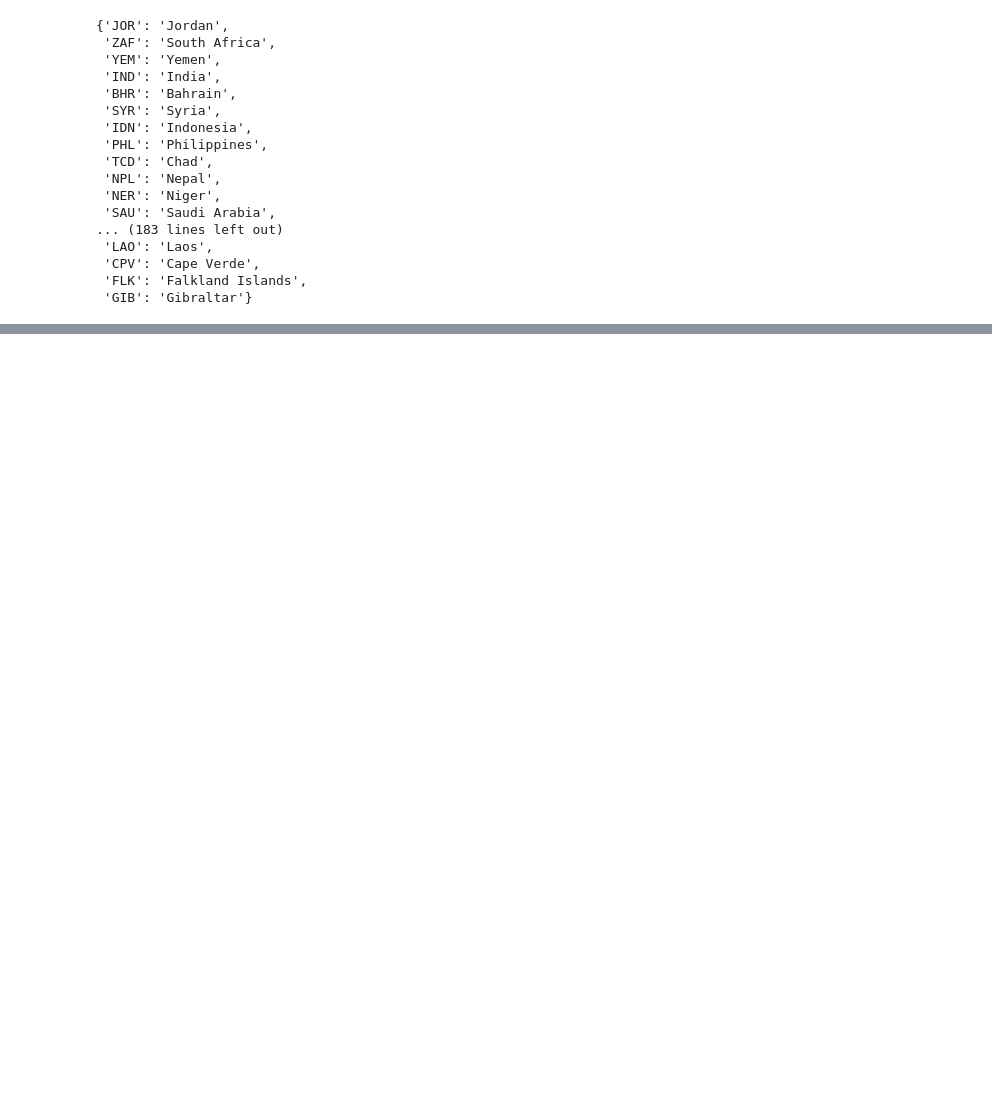
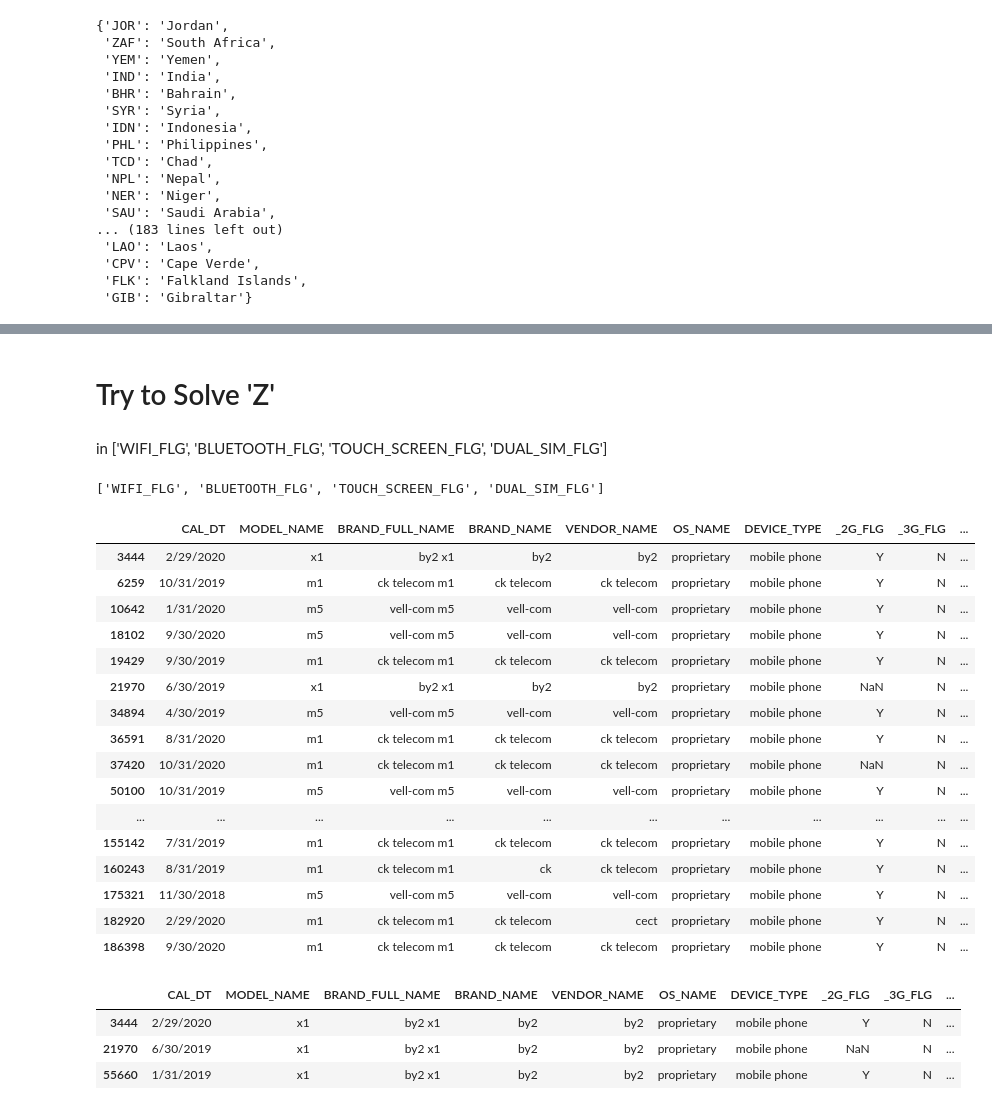
Before and after one commit to mdsri/Wakeb_coop, a Jupyter notebook: Week 4/clean faisal's dataset.ipynb, the cells around one changed output, grey strips where cells are left out. Cells and saved outputs as stored; diff of their text form; code cells hidden in the pictures; blank space fills up the shorter version.

```diff
--- a/Week 4/clean faisal's dataset.ipynb
+++ b/Week 4/clean faisal's dataset.ipynb
@@ -64,3 +57,5 @@ df = df.applymap(clean_text)
+# %%
+df = df.applymap(lambda x: re.sub(r'\s+', ' ', str(x).strip()) if isinstance(x, str) else x)
 # %%
 cols_to_lower = ['MODEL_NAME', 'BRAND_FULL_NAME', 'BRAND_NAME', 'VENDOR_NAME', 'OS_NAME', 'DEVICE_TYPE']
 
@@ -87,7 +82,7 @@ for col in cols_to_clean:
 
 
 # Step 1: Remove unwanted characters (except parentheses)
-symbol_pattern = r"[!@#$%^&*_={};:'\"<>,.?/\\|`~]"  # Adjusted to include more symbols
+symbol_pattern = r"[!@#$%^&*_=\{\};:'\"<>,.?/\\|`~\[\]]"  # Adjusted to include more symbols
 
 # Step 2: Remove unmatched ( or )
 def remove_unmatched_parens(text):
@@ -945,0 +728,25 @@ nat_map
+# %%
+# Step 1: Create your dictionary (from previous step)
+nat_map = {}
+
+for _, row in df.iterrows():
+    cd = row['NATIONALITY_CD']
+    name = row['NATIONALITY_NAME']
+
+    if pd.notna(cd) and pd.notna(name):
+        if cd not in nat_map:
+            nat_map[cd] = name
+
+# Step 2: Build reverse dictionary (to fill CD from name)
+rev_nat_map = {v: k for k, v in nat_map.items()}
+
+# Step 3: Fill missing values
+def fill_nationality(row):
+    if pd.isna(row['NATIONALITY_NAME']) and pd.notna(row['NATIONALITY_CD']):
+        row['NATIONALITY_NAME'] = nat_map.get(row['NATIONALITY_CD'])
+    elif pd.isna(row['NATIONALITY_CD']) and pd.notna(row['NATIONALITY_NAME']):
+        row['NATIONALITY_CD'] = rev_nat_map.get(row['NATIONALITY_NAME'])
+    return row
+
+# Step 4: Apply row-wise
+df = df.apply(fill_nationality, axis=1)
@@ -945,0 +780,4 @@ nat_map
+# %%
+df['SAUDI_NON_SAUDI'] = df['NATIONALITY_CD'].apply(
+    lambda x: 'Saudi' if x == 'SAU' else ('Non-Saudi' if pd.notna(x) else np.nan)
+)
@@ -945,0 +804,9 @@ nat_map
+# %% [markdown]
+# Try to Solve 'Z'
+# %% [markdown]
+ in ['WIFI_FLG', 'BLUETOOTH_FLG', 'TOUCH_SCREEN_FLG', 'DUAL_SIM_FLG']
+# %%
+columns_with_Z = df.columns[df.isin(['Z']).any()].tolist()
+print(columns_with_Z)
+# %% [output]
+['WIFI_FLG', 'BLUETOOTH_FLG', 'TOUCH_SCREEN_FLG', 'DUAL_SIM_FLG']
@@ -945,0 +815,27 @@ nat_map
+# %%
+df[(df['WIFI_FLG'] == 'Z') & (df['BLUETOOTH_FLG'] == 'Z')].head(90)
+# %% [output]
+|  | CAL_DT | MODEL_NAME | BRAND_FULL_NAME | BRAND_NAME | VENDOR_NAME | OS_NAME | DEVICE_TYPE | _2G_FLG | _3G_FLG | ... |
+| 3444 | 2/29/2020 | x1 | by2 x1 | by2 | by2 | proprietary | mobile phone | Y | N | ... |
+| 6259 | 10/31/2019 | m1 | ck telecom m1 | ck telecom | ck telecom | proprietary | mobile phone | Y | N | ... |
+| 10642 | 1/31/2020 | m5 | vell-com m5 | vell-com | vell-com | proprietary | mobile phone | Y | N | ... |
+| 18102 | 9/30/2020 | m5 | vell-com m5 | vell-com | vell-com | proprietary | mobile phone | Y | N | ... |
+| 19429 | 9/30/2019 | m1 | ck telecom m1 | ck telecom | ck telecom | proprietary | mobile phone | Y | N | ... |
+| 21970 | 6/30/2019 | x1 | by2 x1 | by2 | by2 | proprietary | mobile phone | NaN | N | ... |
+| 34894 | 4/30/2019 | m5 | vell-com m5 | vell-com | vell-com | proprietary | mobile phone | Y | N | ... |
+| 36591 | 8/31/2020 | m1 | ck telecom m1 | ck telecom | ck telecom | proprietary | mobile phone | Y | N | ... |
+| 37420 | 10/31/2020 | m1 | ck telecom m1 | ck telecom | ck telecom | proprietary | mobile phone | NaN | N | ... |
+| 50100 | 10/31/2019 | m5 | vell-com m5 | vell-com | vell-com | proprietary | mobile phone | Y | N | ... |
+| ... | ... | ... | ... | ... | ... | ... | ... | ... | ... | ... |
+| 155142 | 7/31/2019 | m1 | ck telecom m1 | ck telecom | ck telecom | proprietary | mobile phone | Y | N | ... |
+| 160243 | 8/31/2019 | m1 | ck telecom m1 | ck | ck telecom | proprietary | mobile phone | Y | N | ... |
+| 175321 | 11/30/2018 | m5 | vell-com m5 | vell-com | vell-com | proprietary | mobile phone | Y | N | ... |
+| 182920 | 2/29/2020 | m1 | ck telecom m1 | ck telecom | cect | proprietary | mobile phone | Y | N | ... |
+| 186398 | 9/30/2020 | m1 | ck telecom m1 | ck telecom | ck telecom | proprietary | mobile phone | Y | N | ... |
+# %%
+df[(df['WIFI_FLG'] == 'Z') & (df['TOUCH_SCREEN_FLG'] == 'Z')].head(100)
+# %% [output]
+|  | CAL_DT | MODEL_NAME | BRAND_FULL_NAME | BRAND_NAME | VENDOR_NAME | OS_NAME | DEVICE_TYPE | _2G_FLG | _3G_FLG | ... |
+| 3444 | 2/29/2020 | x1 | by2 x1 | by2 | by2 | proprietary | mobile phone | Y | N | ... |
+| 21970 | 6/30/2019 | x1 | by2 x1 | by2 | by2 | proprietary | mobile phone | NaN | N | ... |
+| 55660 | 1/31/2019 | x1 | by2 x1 | by2 | by2 | proprietary | mobile phone | Y | N | ... |
```
Also changed, not shown: parts of 42 cells of this notebook.
